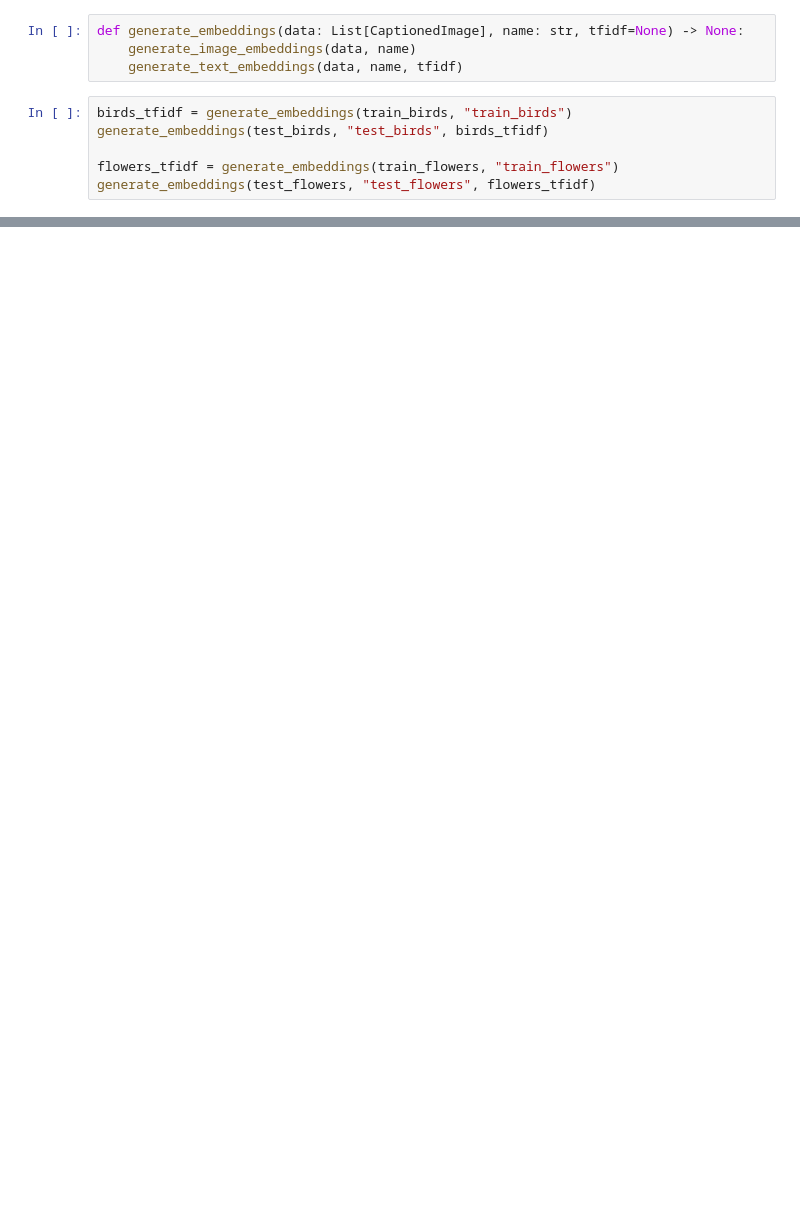
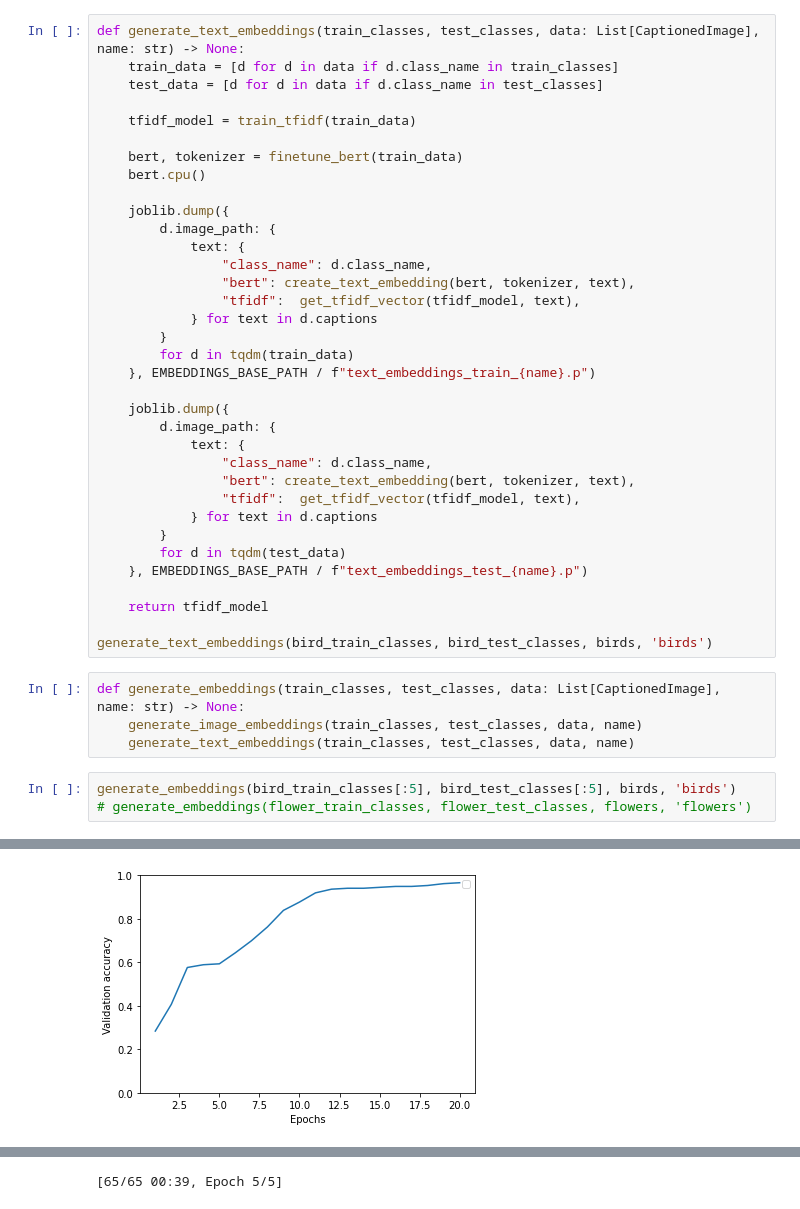
Before and after one commit to schmelczer/mir-final, a Jupyter notebook: embed.ipynb, the cells around one changed output, grey strips where cells are left out. Cells and saved outputs as stored; diff of their text form; blank space fills up the shorter version.

```diff
--- a/embed.ipynb
+++ b/embed.ipynb
@@ -146,10 +353,43 @@ def generate_text_embeddings(data: List[CaptionedImage], name: str, tfidf_model=
+# %%
+def generate_text_embeddings(train_classes, test_classes, data: List[CaptionedImage], name: str) -> None:
+    train_data = [d for d in data if d.class_name in train_classes]
+    test_data = [d for d in data if d.class_name in test_classes]
+
+    tfidf_model = train_tfidf(train_data)
+
+    bert, tokenizer = finetune_bert(train_data)
+    bert.cpu()
+
+    joblib.dump({
+        d.image_path: {
+            text: {
+                "class_name": d.class_name,
+                "bert": create_text_embedding(bert, tokenizer, text),
+                "tfidf":  get_tfidf_vector(tfidf_model, text),
+            } for text in d.captions
+        }
+        for d in tqdm(train_data)
+    }, EMBEDDINGS_BASE_PATH / f"text_embeddings_train_{name}.p")
+
+    joblib.dump({
+        d.image_path: {
+            text: {
+                "class_name": d.class_name,
+                "bert": create_text_embedding(bert, tokenizer, text),
+                "tfidf":  get_tfidf_vector(tfidf_model, text),
+            } for text in d.captions
+        }
+        for d in tqdm(test_data)
+    }, EMBEDDINGS_BASE_PATH / f"text_embeddings_test_{name}.p")
+
+    return tfidf_model
+
+generate_text_embeddings(bird_train_classes, bird_test_classes, birds, 'birds')
 # %%
-def generate_embeddings(data: List[CaptionedImage], name: str, tfidf=None) -> None:
-    generate_image_embeddings(data, name)
-    generate_text_embeddings(data, name, tfidf)
+def generate_embeddings(train_classes, test_classes, data: List[CaptionedImage], name: str) -> None:
+    generate_image_embeddings(train_classes, test_classes, data, name)
+    generate_text_embeddings(train_classes, test_classes, data, name)
-# %%
-birds_tfidf = generate_embeddings(train_birds, "train_birds")
-generate_embeddings(test_birds, "test_birds", birds_tfidf)
-
-flowers_tfidf = generate_embeddings(train_flowers, "train_flowers")
-generate_embeddings(test_flowers, "test_flowers", flowers_tfidf)
+# %%
+generate_embeddings(bird_train_classes[:5], bird_test_classes[:5], birds, 'birds')
+# generate_embeddings(flower_train_classes, flower_test_classes, flowers, 'flowers')
+# %% [output]
@@ -155,0 +418 @@ generate_embeddings(test_flowers, "test_flowers", flowers_tfidf)
+[figure, added]
@@ -155,0 +453 @@ generate_embeddings(test_flowers, "test_flowers", flowers_tfidf)
+[65/65 00:39, Epoch 5/5]
```
Also changed, not shown: parts of 18 cells of this notebook.
